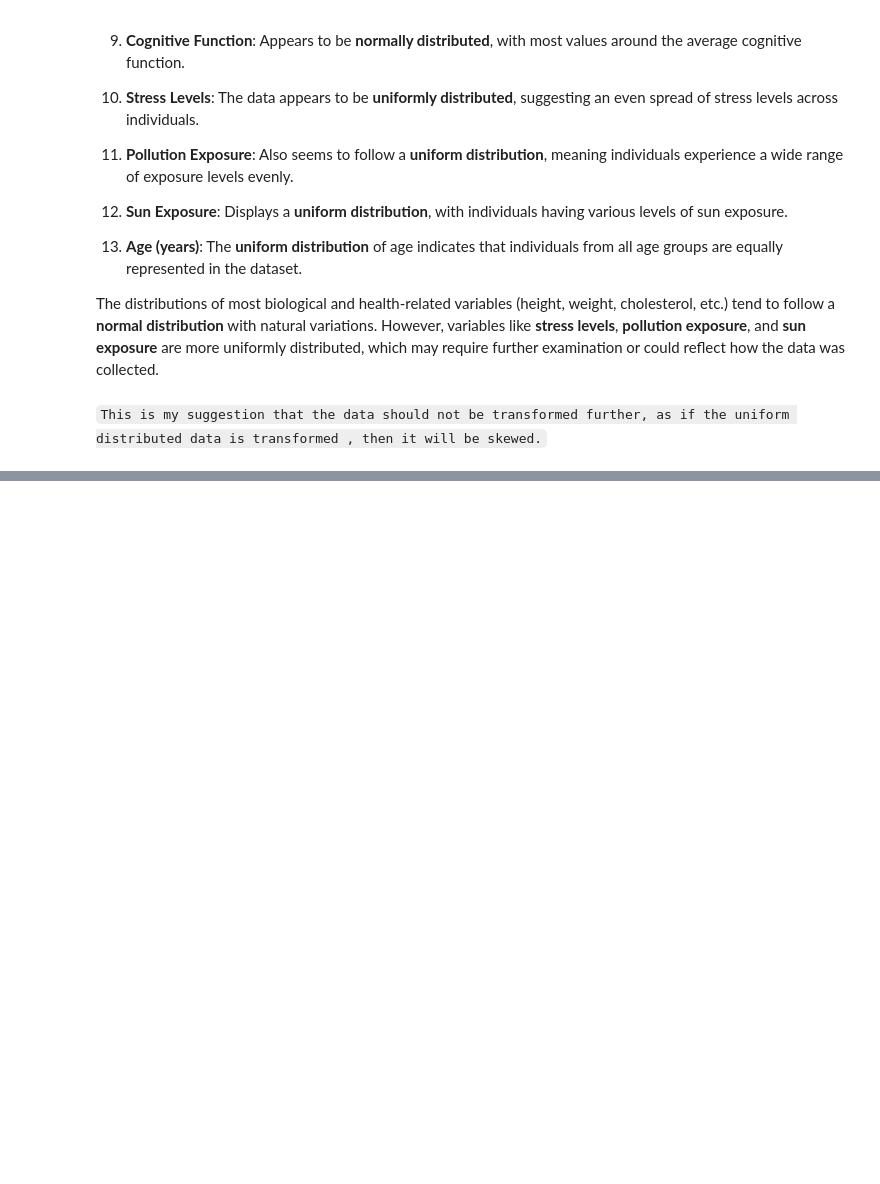
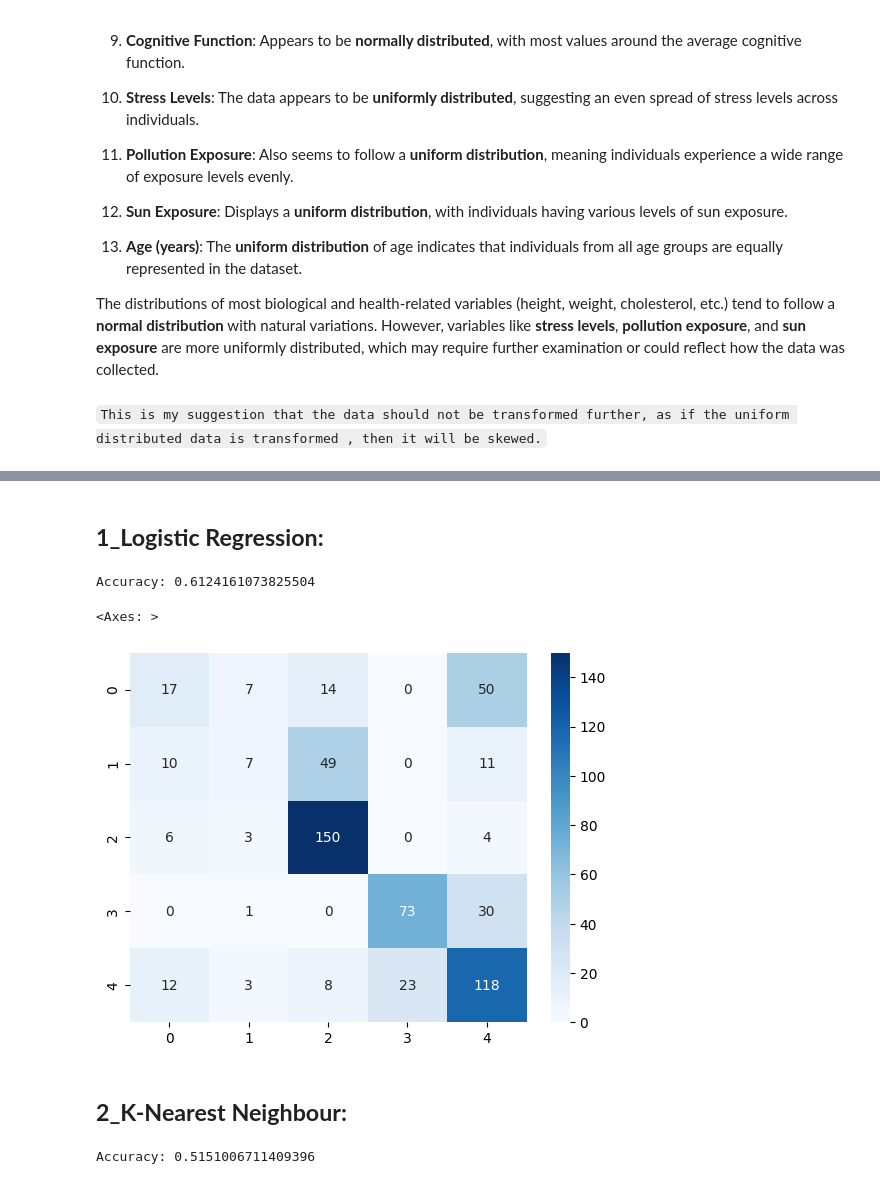
Before and after one commit to shaheeralics/Data-Science-Learning-With-Projects, a Jupyter notebook: Practice/3_Machine Learning/01_Supervised Machine Learning/Classification Models/Practice on Classification Models.ipynb, the cells around one changed output, grey strips where cells are left out. Cells and saved outputs as stored; diff of their text form; code cells hidden in the pictures; blank space fills up the shorter version.

```diff
--- a/Practice/3_Machine Learning/01_Supervised Machine Learning/Classification Models/Practice on Classification Models.ipynb
+++ b/Practice/3_Machine Learning/01_Supervised Machine Learning/Classification Models/Practice on Classification Models.ipynb
@@ -626,0 +635,3 @@ The distributions of most biological and health-related variables (height, weigh
+# %%
+# now i have to convert the age column into the categorical column , based on age groups
+df['Age (years)'] = pd.cut(df['Age (years)'], bins=[0, 30, 50, 60 , 70 , 100], labels=['Young', 'Young Adult','Adult','Old', 'Very Old'])
@@ -626,0 +741,74 @@ The distributions of most biological and health-related variables (height, weigh
+# %% [markdown]
+## **1_Logistic Regression:**
+# %%
+# let's Start from the Logistic Regression
+from sklearn.model_selection import train_test_split
+from sklearn.preprocessing import LabelEncoder
+from sklearn.linear_model import LogisticRegression
+from sklearn.metrics import accuracy_score, classification_report, confusion_matrix
+
+# remove warnings
+warnings.filterwarnings('ignore')
+
+# Split the data into features and target
+X = df.drop('Age (years)', axis=1)
+y = df['Age (years)']
+
+# Split the data into training and testing sets
+X_train, X_test, y_train, y_test = train_test_split(X, y, test_size=0.2, random_state=0)
+
+# Initialize the model
+model = LogisticRegression(max_iter=1000)
+
+# Train the model
+model.fit(X_train, y_train)
+
+# Predict the target values
+y_pred = model.predict(X_test)
+
+# Calculate the accuracy of the model
+
+accuracy = accuracy_score(y_test, y_pred)
+
+Confusion_Matrix = confusion_matrix(y_test, y_pred)
+
+
+# Print the results
+print(f"Accuracy: {accuracy}")
+# %% [output]
+Accuracy: 0.6124161073825504
+# %%
+# Confusion Matrix
+conf_matrix = confusion_matrix(y_test, y_pred)
+conf_matrix
+
+# plot the confusion matrix
+sns.heatmap(conf_matrix, annot=True, fmt='d', cmap='Blues')
+# %% [output]
+<Axes: >
+[figure, added]
+# %% [markdown]
+## **2_K-Nearest Neighbour:**
+# %%
+# Let's apply the K-Nearest Neighbors (KNN) Algorithm
+from sklearn.neighbors import KNeighborsClassifier
+
+# Initialize the model
+model = KNeighborsClassifier(n_neighbors=15)
+
+# Train the model
+model.fit(X_train, y_train)
+
+# Predict the target values
+y_pred = model.predict(X_test)
+
+# Calculate the accuracy of the model
+accuracy = accuracy_score(y_test, y_pred)
+
+# Print the results
+print(f"Accuracy: {accuracy}")
+
+# Confusion Matrix
+conf_matrix = confusion_matrix(y_test, y_pred)
+# %% [output]
+Accuracy: 0.5151006711409396
```
Also changed, not shown: parts of 47 cells of this notebook.
